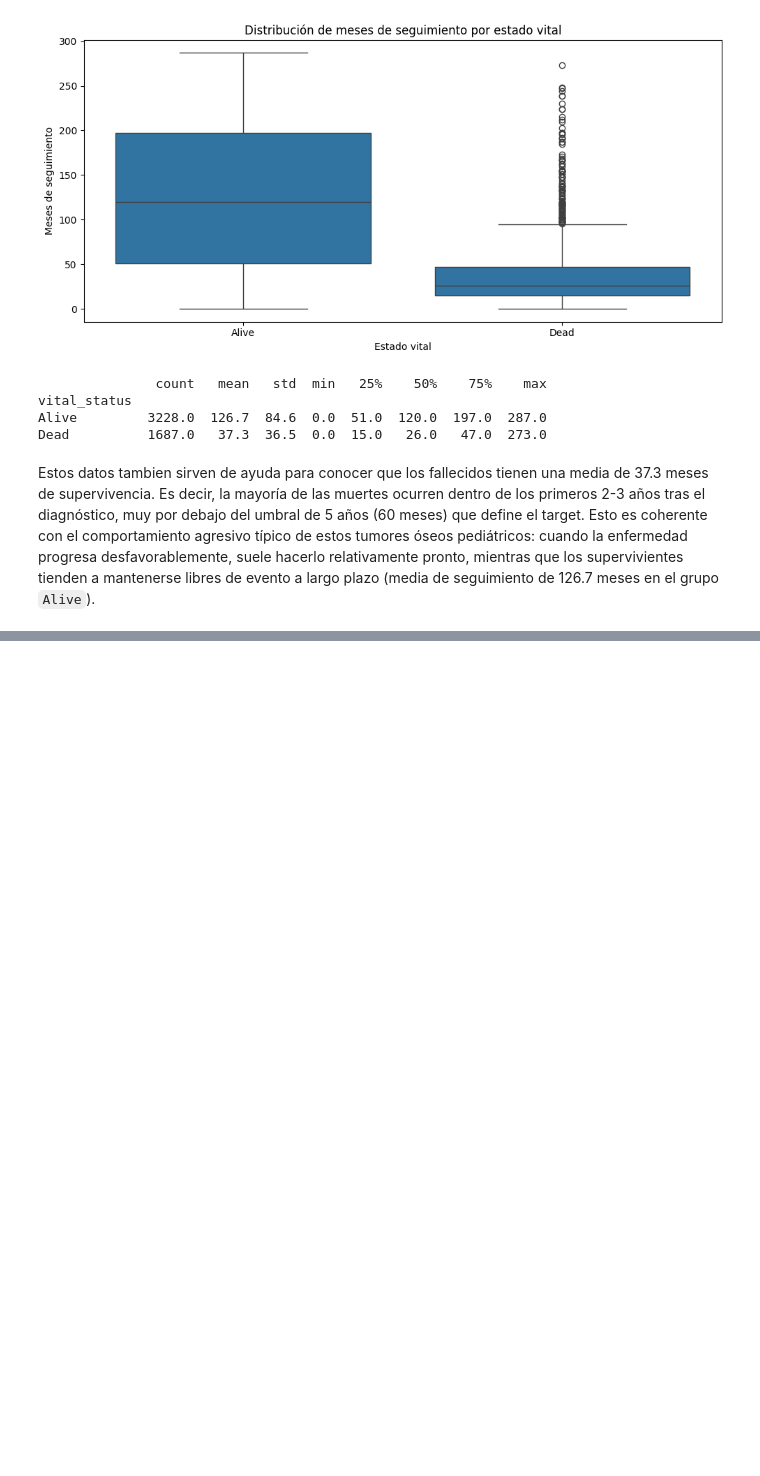
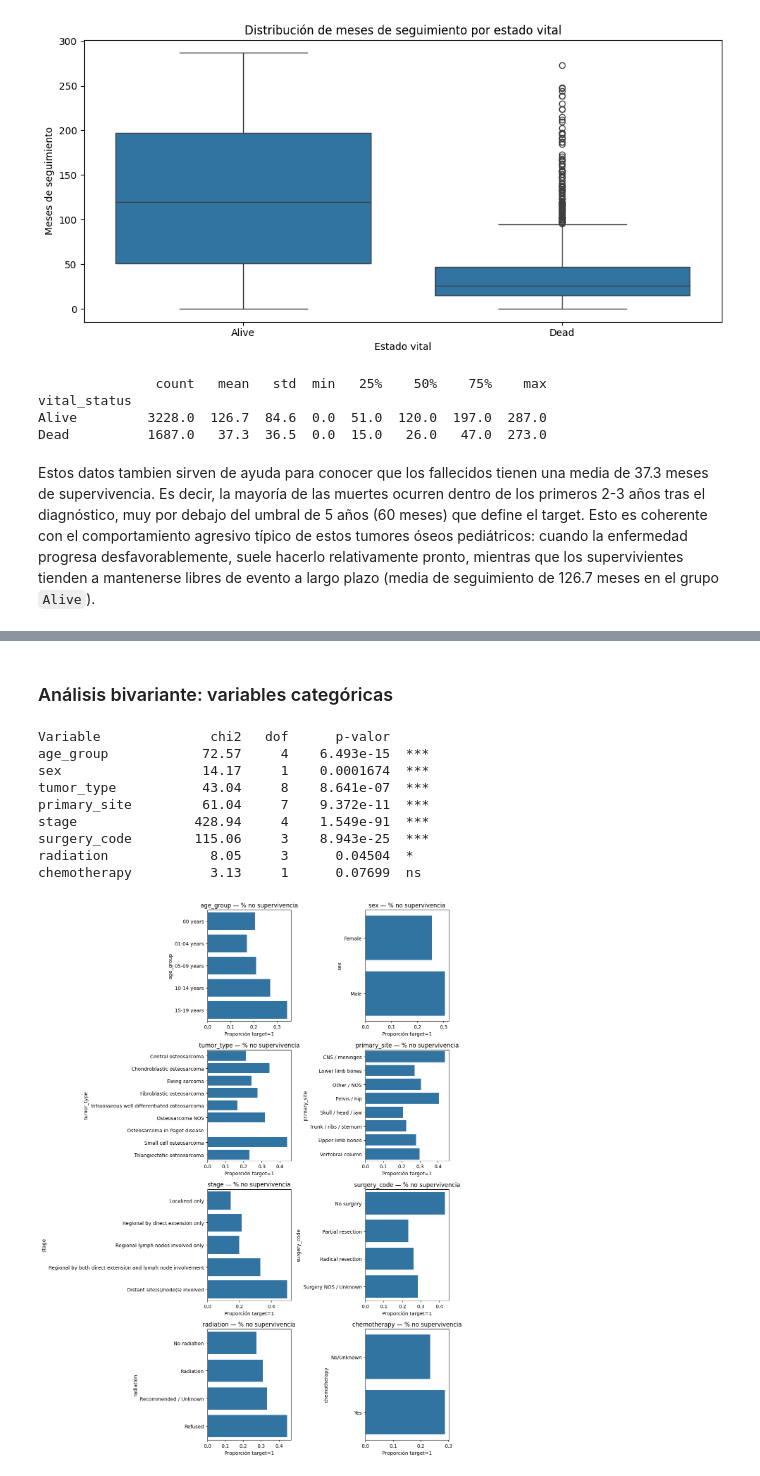
Before and after one commit to alonsocg5/TFM_Alonso_Castanon, a Jupyter notebook: notebooks/02_EDA.ipynb, the cells around one changed output, grey strips where cells are left out. Saved outputs shown, nothing was run; the diff lists cells and outputs as text; code cells hidden in the pictures; blank space fills up the shorter version.

```diff
--- a/notebooks/02_EDA.ipynb
+++ b/notebooks/02_EDA.ipynb
@@ -358,0 +371,31 @@ Name: count, dtype: int64
+# %% [markdown]
+### Análisis bivariante: variables categóricas
+# %%
+print(f"{'Variable':<15} {'chi2':>10} {'dof':>5} {'p-valor':>12}")
+for col in cat_vars:
+    ct = pd.crosstab(df[col], df['target'])
+    chi2, p, dof, exp = chi2_contingency(ct)
+    sig = '***' if p<0.001 else ('*' if p<0.05 else 'ns')
+    print(f"{col:<15} {chi2:>10.2f} {dof:>5} {p:>12.4g}  {sig}")
+
+
+fig, axes = plt.subplots(4, 2, figsize=(12, 16))
+axes = axes.flatten()
+for i, col in enumerate(cat_vars):
+    prop = df.groupby(col, observed=True)['target'].mean().sort_values(ascending=False)
+    sns.barplot(x=prop.values, y=prop.index, ax=axes[i])
+    axes[i].set_title(f'{col} — % no supervivencia')
+    axes[i].set_xlabel('Proporción target=1')
+plt.tight_layout()
+plt.show()
+# %% [output]
+Variable              chi2   dof      p-valor
+age_group            72.57     4    6.493e-15  ***
+sex                  14.17     1    0.0001674  ***
+tumor_type           43.04     8    8.641e-07  ***
+primary_site         61.04     7    9.372e-11  ***
+stage               428.94     4    1.549e-91  ***
+surgery_code        115.06     3    8.943e-25  ***
+radiation             8.05     3      0.04504  *
+chemotherapy          3.13     1      0.07699  ns
+[figure, added]
```
Also changed, not shown: parts of 34 cells of this notebook, 1 other file.
